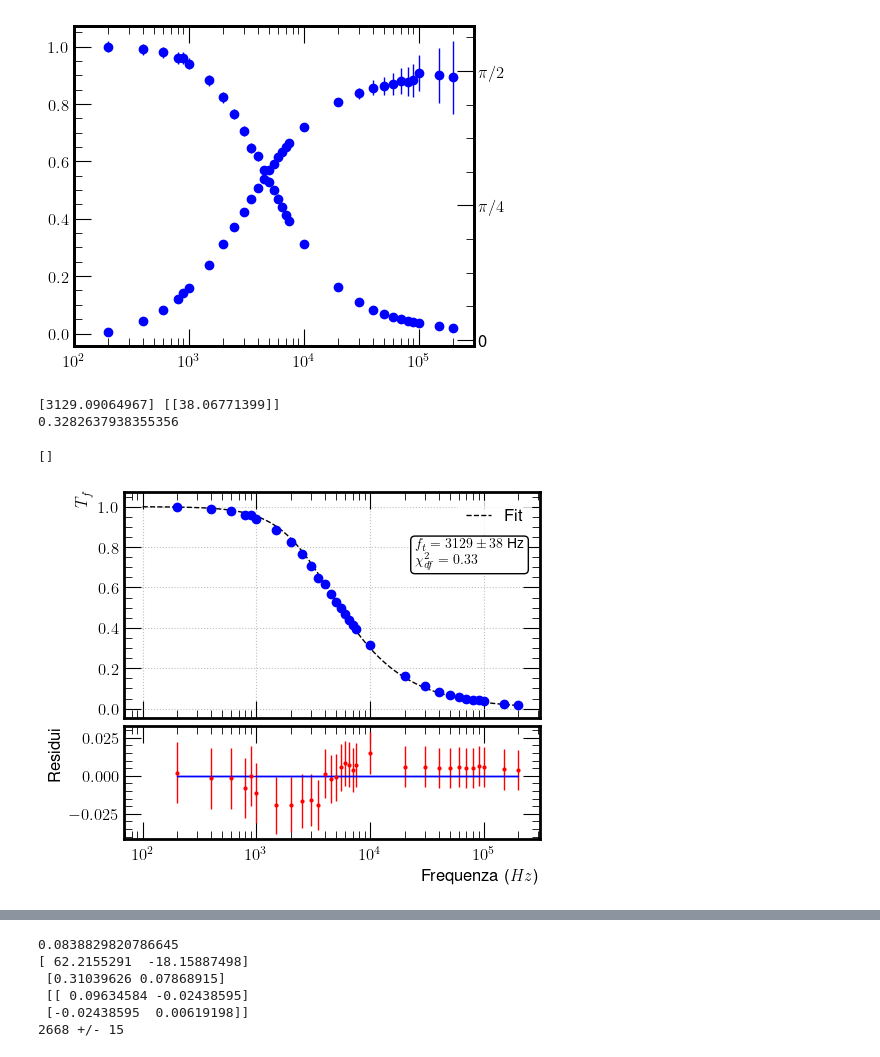
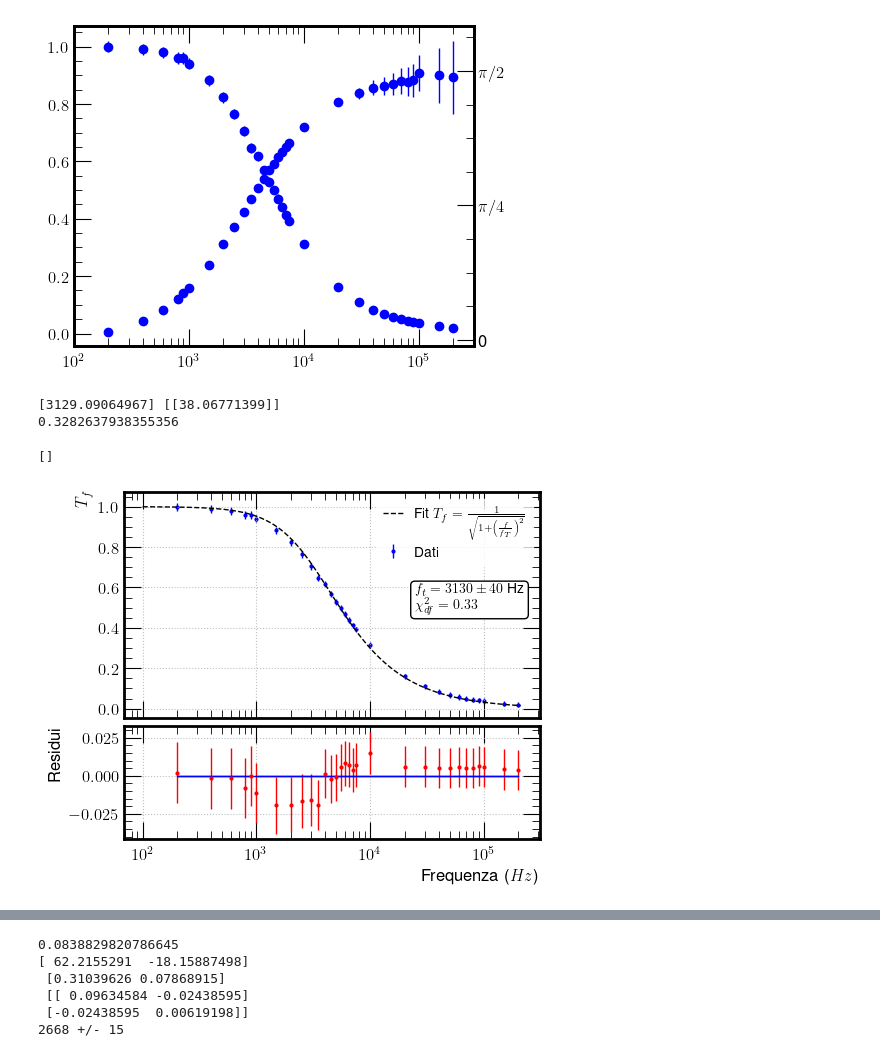
Before and after one commit to Fra005Ve/G09---SF2-, a Jupyter notebook: RC in frequenza/RCfrequenza.ipynb, the cells around one changed output, grey strips where cells are left out. Saved outputs shown, nothing was run; the diff lists cells and outputs as text; code cells hidden in the pictures.

```diff
--- a/RC in frequenza/RCfrequenza.ipynb
+++ b/RC in frequenza/RCfrequenza.ipynb
@@ -26,7 +26,7 @@ def fit_nl_phi(x, ft):
 # %%
 # Impostazioni grafici
 plt.style.use(hep.style.ROOT)
-params = {'legend.fontsize': '12',
+params = {'legend.fontsize': '10',
          'legend.loc': 'upper right',
           'legend.frameon':       'True',
           'legend.framealpha':    '0.8',      # legend patch transparency
@@ -107,38 +107,39 @@ print(chi2Tf/(len(f)-1))
 x_fit = np.linspace(min(f)-100,max(f)+1e4, 10000)
 
 frequenze.append(*valtr)
 sfrequenze.append(np.sqrt(covtr[0,0]))
 
 # Plot the first fit to define t0
 fig, ax = plt.subplots(2, 1, figsize=(5, 4),sharex=True, constrained_layout = True, height_ratios=[2, 1])
-ax[0].plot(x_fit, fit_nl_Tf(x_fit, *valtr), label='Fit', linestyle='--', color='black')
-ax[0].errorbar(f, Tf, yerr=sTf , fmt='o')
+
+ax[0].errorbar(f, Tf, yerr=sTf , label='Dati' , fmt='o', ms = 2, zorder = -1)
+ax[0].plot(x_fit, fit_nl_Tf(x_fit, *valtr), label=r'Fit $T_{f} = \frac{1}{\sqrt{1 + \left(\frac{f}{f_T}\right)^2}}$', linestyle='--', color='black')
 ax[0].legend(loc='upper right')
 ax[0].set_ylabel(r'$T_f$')
 
 textstr = '\n'.join((
-    r'$f_t = %.f \pm %.f$ Hz' % (*valtr, np.sqrt(covtr[0,0])),
+    r'$f_t = %.f \pm %.f$ Hz' % (round(*valtr, -1), round(np.sqrt(covtr[0,0]), -1)),
     r'$\chi^2_{df} = %.2f$' % (chi2Tf/(len(f)-1))))
 
 # Posizionamento del box nell'angolo in alto a sinistra
 props = dict(boxstyle='round', facecolor='white', alpha=1)
-ax[0].text(0.7, 0.8, textstr, transform=ax[0].transAxes, fontsize=10,
+ax[0].text(0.7, 0.6, textstr, transform=ax[0].transAxes, fontsize=10,
            verticalalignment='top', bbox=props)
 ax[0].grid(True)
 
 
 ax[1].errorbar(f,resTr,yerr=sTf, fmt='o', label='Residui',ms=2,color='red')
 ax[1].set_ylabel('Residui')
 ax[1].set_xlabel(r'Frequenza ($Hz$)')
 ax[1].plot(f,np.zeros(len(f)))
 ax[1].grid(True)
 
 ax[0].semilogx()
 # %% [output]
 [3129.09064967] [[38.06771399]]
 0.3282637938355356
 []
-[figure, old version]
+[figure, new version]
 # %%
 # Fit della fase non lineare
 valphi, covphi = curve_fit(fit_nl_phi, f, phi, p0=[3106], method='lm' ,sigma=sphi, absolute_sigma=True)
```
Also changed, not shown: parts of 12 cells of this notebook, 1 other file.
